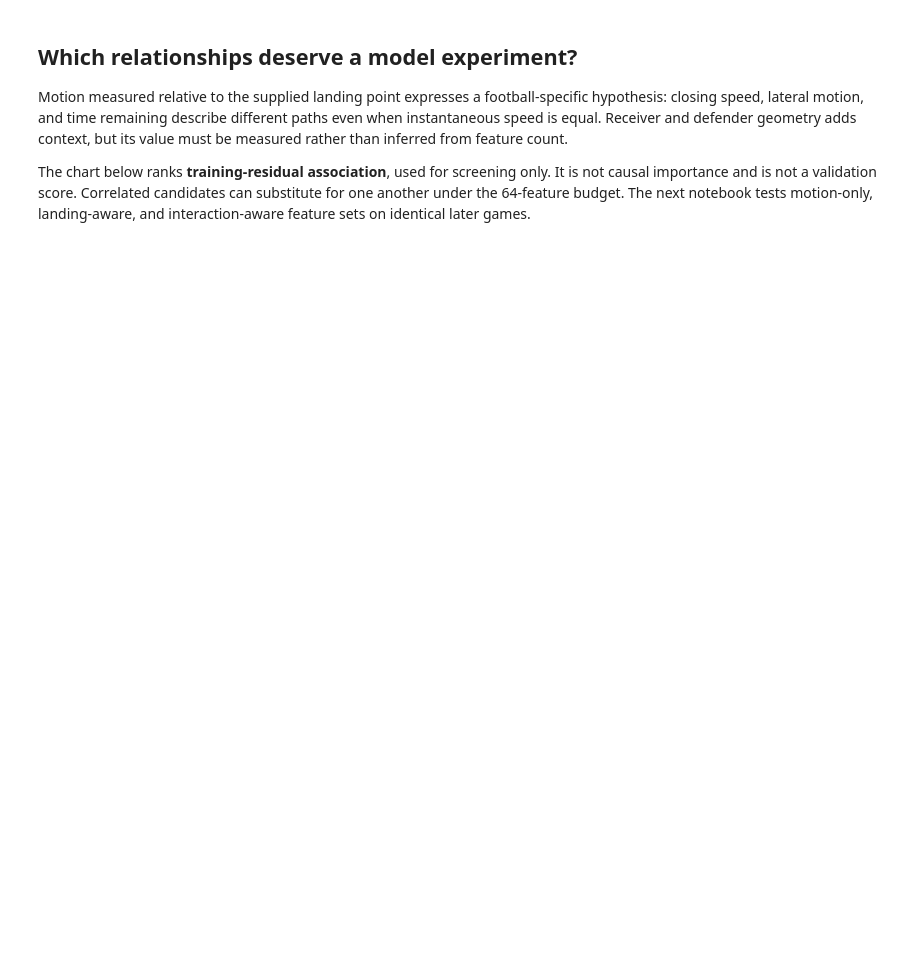
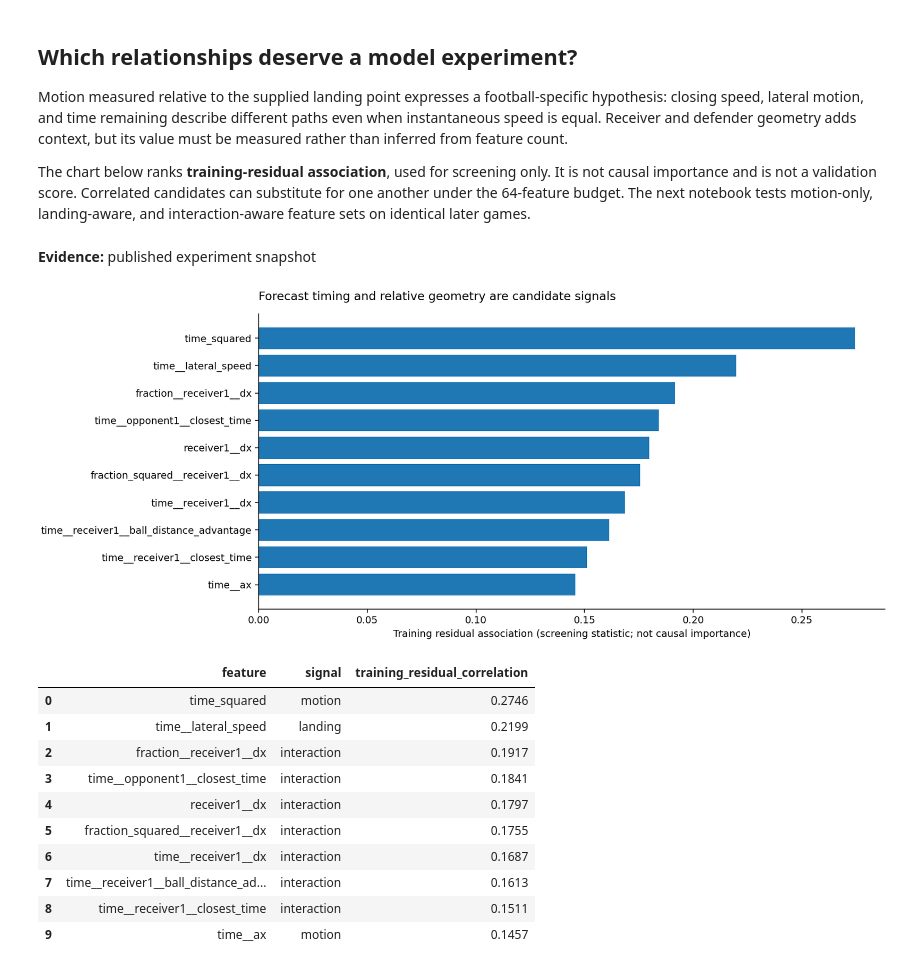
Before and after one commit to alvaromendizabal/nfl-player-trajectory, a Jupyter notebook: notebooks/01_data_analysis.ipynb, the cells around one changed output. Saved outputs shown, nothing was run; the diff lists cells and outputs as text; code cells hidden in the pictures; blank space fills up the shorter version.

```diff
--- a/notebooks/01_data_analysis.ipynb
+++ b/notebooks/01_data_analysis.ipynb
@@ -27,8 +27,15 @@ if READY:
     summary = json.loads((RESULTS / "summary.json").read_text())
     eda = json.loads((RESULTS / "eda.json").read_text())
     protocol = json.loads((RESULTS / "protocol.json").read_text())
-    display(Markdown("**Report source:** " + ("local benchmark artifacts" if RESULTS == LOCAL else "published reproducible experiment snapshot")))
+    display(
+        Markdown(
+            "**Report source:** "
+            + (
+                "local benchmark artifacts"
+                if RESULTS == LOCAL
+                else "published reproducible experiment snapshot"
+            )
+        )
+    )
 else:
-    display(Markdown(
-        "No real-data benchmark is available. Run `nfl benchmark` after the audit."
-    ))
+    display(Markdown("No real-data benchmark is available. Run `nfl benchmark` after the audit."))
@@ -80,31 +155,56 @@ The chart below ranks **training-residual association**, used for screening only
 # %%
 import io
 
 import matplotlib
 
 matplotlib.use("Agg")
 import matplotlib.pyplot as plt
 
 feature_local = ROOT / "artifacts/features/summary.json"
 feature_public = PUBLISHED / "feature_summary.json"
 feature_path = feature_local if feature_local.is_file() else feature_public
 if feature_path.is_file():
     research = json.loads(feature_path.read_text())
     assert research["screening_split"] == "train"
     assert research["candidate_features"] == len(catalog)
     assert research["holdout_evaluation"] == "not_run"
     associations = pd.DataFrame(research["top_training_associations"])
-    display(Markdown("**Evidence:** " + ("local experiment" if feature_path == feature_local else "published experiment snapshot")))
+    display(
+        Markdown(
+            "**Evidence:** "
+            + (
+                "local experiment"
+                if feature_path == feature_local
+                else "published experiment snapshot"
+            )
+        )
+    )
     top = associations.head(10).iloc[::-1]
     fig, ax = plt.subplots(figsize=(12, 5), layout="constrained")
     ax.barh(top["feature"], top["training_residual_correlation"])
     ax.set_xlabel("Training residual association (screening statistic; not causal importance)")
     ax.set_title("Forecast timing and relative geometry are candidate signals", loc="left", pad=14)
     ax.spines[["top", "right"]].set_visible(False)
     image = io.BytesIO()
     fig.savefig(image, format="png", dpi=140)
     plt.close(fig)
     display(Image(data=image.getvalue()))
     display(associations.head(10)[["feature", "signal", "training_residual_correlation"]].round(4))
 else:
-    display(Markdown("No feature experiment result is available; no importance values are invented."))
+    display(
+        Markdown("No feature experiment result is available; no importance values are invented.")
+    )
+# %% [output]
+**Evidence:** published experiment snapshot
+[figure, added]
+|  | feature | signal | training_residual_correlation |
+| 0 | time_squared | motion | 0.2746 |
+| 1 | time__lateral_speed | landing | 0.2199 |
+| 2 | fraction__receiver1__dx | interaction | 0.1917 |
+| 3 | time__opponent1__closest_time | interaction | 0.1841 |
+| 4 | receiver1__dx | interaction | 0.1797 |
+| 5 | fraction_squared__receiver1__dx | interaction | 0.1755 |
+| 6 | time__receiver1__dx | interaction | 0.1687 |
+| 7 | time__receiver1__ball_distance_ad... | interaction | 0.1613 |
+| 8 | time__receiver1__closest_time | interaction | 0.1511 |
+| 9 | time__ax | motion | 0.1457 |
```
Also changed, not shown: parts of 5 cells of this notebook, 7 other files.
